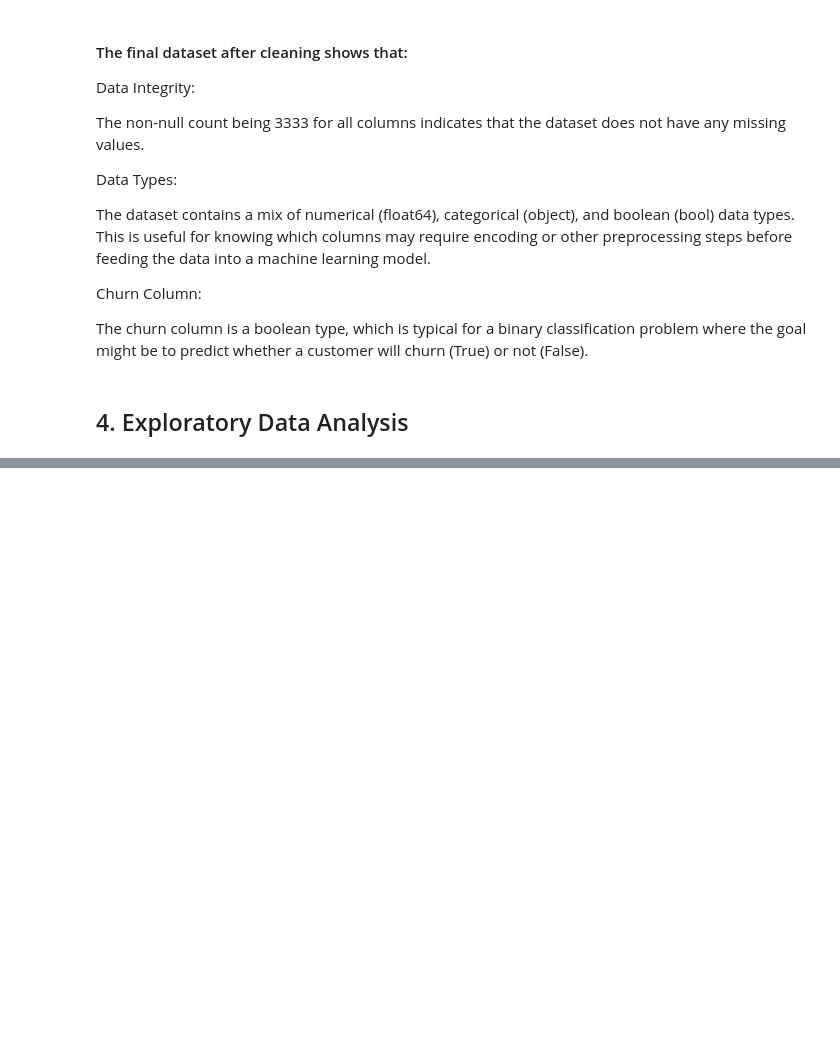
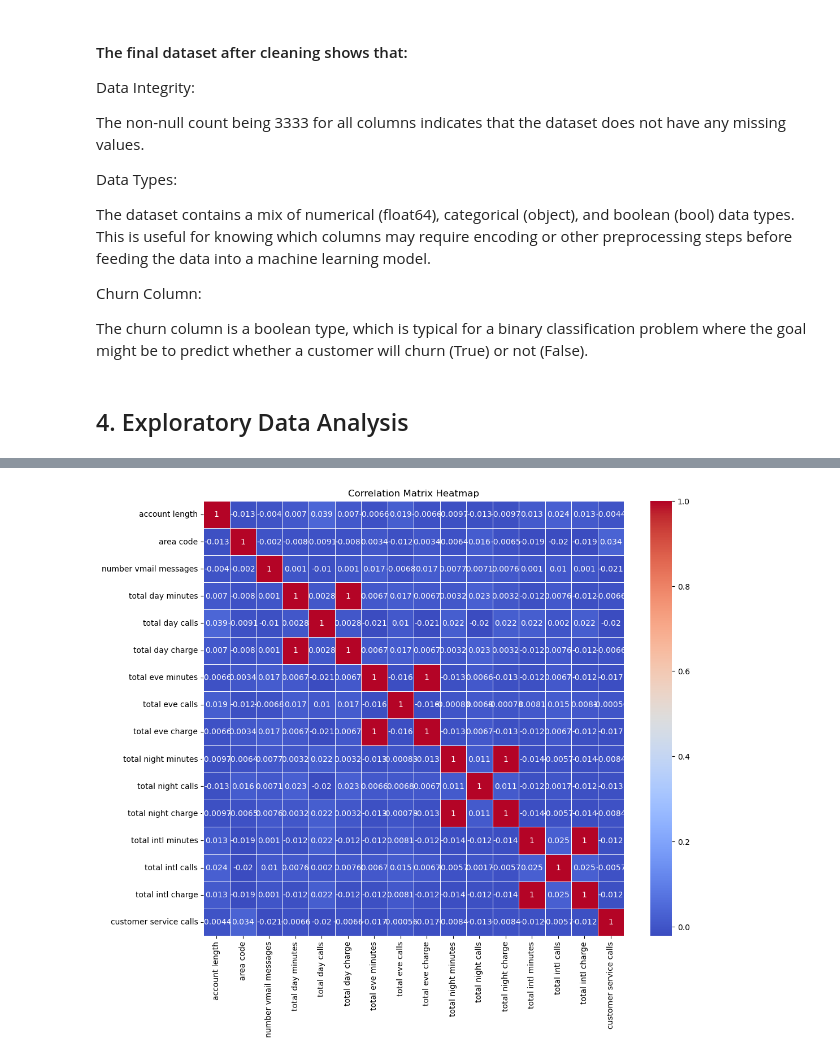
Before and after one commit to celinechege/churn_analysis, a Jupyter notebook: data_analysis/churn_data.ipynb, the cells around one changed output, grey strips where cells are left out. Saved outputs shown, nothing was run; the diff lists cells and outputs as text; code cells hidden in the pictures; blank space fills up the shorter version.

```diff
--- a/data_analysis/churn_data.ipynb
+++ b/data_analysis/churn_data.ipynb
@@ -397,0 +585,20 @@ The churn column is a boolean type, which is typical for a binary classification
+# %%
+# Separate numeric and categorical features
+numeric_features = df.select_dtypes(include=[np.number]).columns.tolist()
+categorical_features = df.select_dtypes(include=[object, 'bool']).columns.tolist()
+
+# Bivariate Analysis for Numeric vs Numeric
+def bivariate_numeric_numeric(df, numeric_features):
+
+
+    # Correlation Matrix and Heatmap
+    corr_matrix = df[numeric_features].corr()
+    plt.figure(figsize=(12, 10))
+    sns.heatmap(corr_matrix, annot=True, cmap='coolwarm', linewidths=0.5)
+    plt.title("Correlation Matrix Heatmap")
+    plt.show()
+# %%
+
+bivariate_numeric_numeric(df, numeric_features)
+# %% [output]
+[figure, added]
```
Also changed, not shown: parts of 19 cells of this notebook.
